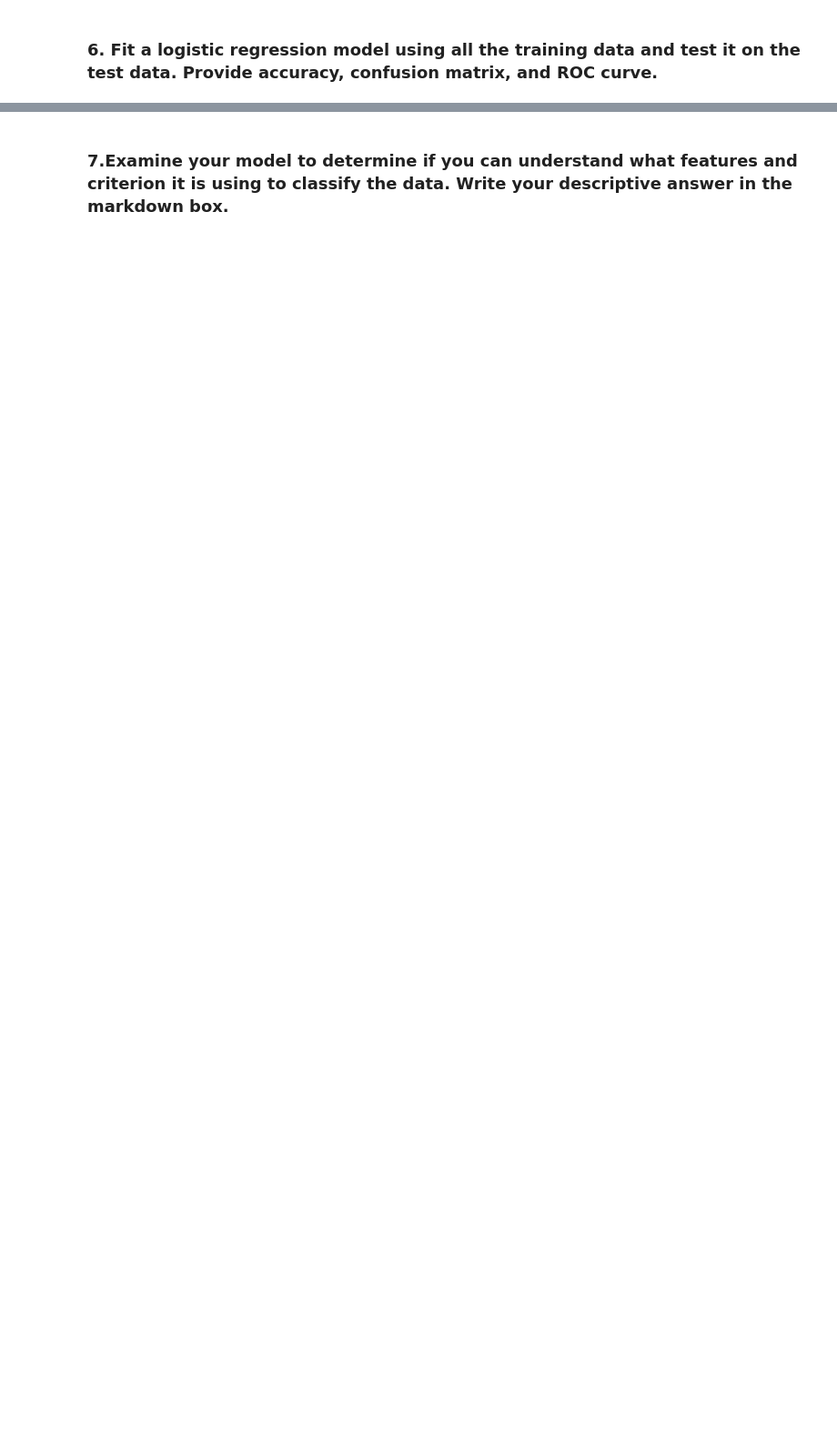
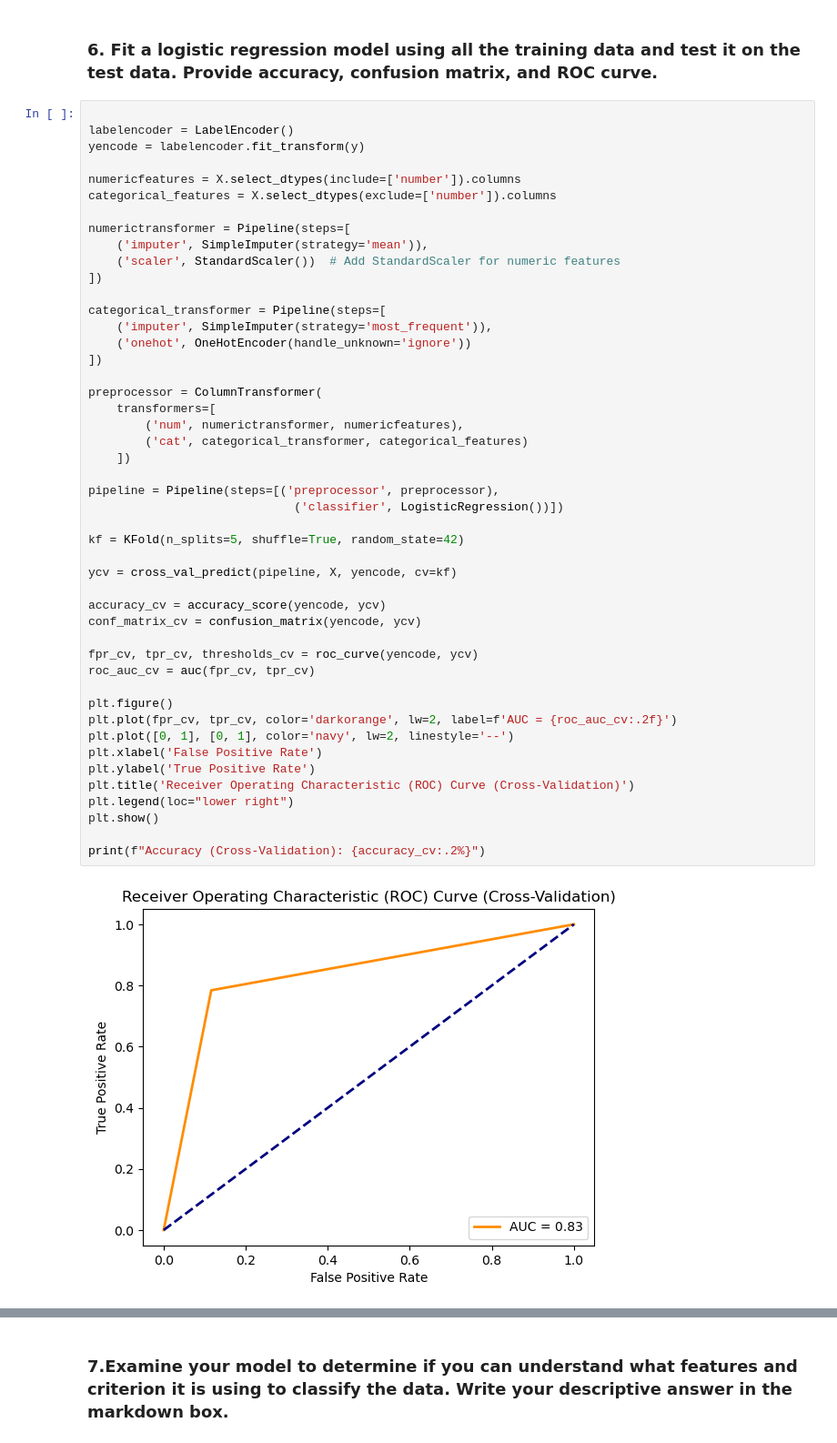
Before and after one commit to Prof-Ramesh-Srinivasan/assignment-3-Amytuuci, a Jupyter notebook: Assignment3.ipynb, the cells around one changed output, grey strips where cells are left out. Shown at 91% size. Drawn from its saved outputs; the diff is of its cells as text; blank space fills up the shorter version.

```diff
--- a/Assignment3.ipynb
+++ b/Assignment3.ipynb
@@ -241,2 +208,51 @@ Please also refer to the documentation for alternative solver options:
 # %% [markdown]
 ### 6. Fit a logistic regression model using all the training data and test it on the test data.  Provide accuracy, confusion matrix, and ROC curve.
+# %%
+
+labelencoder = LabelEncoder()
+yencode = labelencoder.fit_transform(y)
+
+numericfeatures = X.select_dtypes(include=['number']).columns
+categorical_features = X.select_dtypes(exclude=['number']).columns
+
+numerictransformer = Pipeline(steps=[
+    ('imputer', SimpleImputer(strategy='mean')),
+    ('scaler', StandardScaler())  # Add StandardScaler for numeric features
+])
+
+categorical_transformer = Pipeline(steps=[
+    ('imputer', SimpleImputer(strategy='most_frequent')),
+    ('onehot', OneHotEncoder(handle_unknown='ignore'))
+])
+
+preprocessor = ColumnTransformer(
+    transformers=[
+        ('num', numerictransformer, numericfeatures),
+        ('cat', categorical_transformer, categorical_features)
+    ])
+
+pipeline = Pipeline(steps=[('preprocessor', preprocessor),
+                             ('classifier', LogisticRegression())])
+
+kf = KFold(n_splits=5, shuffle=True, random_state=42)
+
+ycv = cross_val_predict(pipeline, X, yencode, cv=kf)
+
+accuracy_cv = accuracy_score(yencode, ycv)
+conf_matrix_cv = confusion_matrix(yencode, ycv)
+
+fpr_cv, tpr_cv, thresholds_cv = roc_curve(yencode, ycv)
+roc_auc_cv = auc(fpr_cv, tpr_cv)
+
+plt.figure()
+plt.plot(fpr_cv, tpr_cv, color='darkorange', lw=2, label=f'AUC = {roc_auc_cv:.2f}')
+plt.plot([0, 1], [0, 1], color='navy', lw=2, linestyle='--')
+plt.xlabel('False Positive Rate')
+plt.ylabel('True Positive Rate')
+plt.title('Receiver Operating Characteristic (ROC) Curve (Cross-Validation)')
+plt.legend(loc="lower right")
+plt.show()
+
+print(f"Accuracy (Cross-Validation): {accuracy_cv:.2%}")
+# %% [output]
+[figure, added]
```
Also changed, not shown: parts of 11 cells of this notebook.
